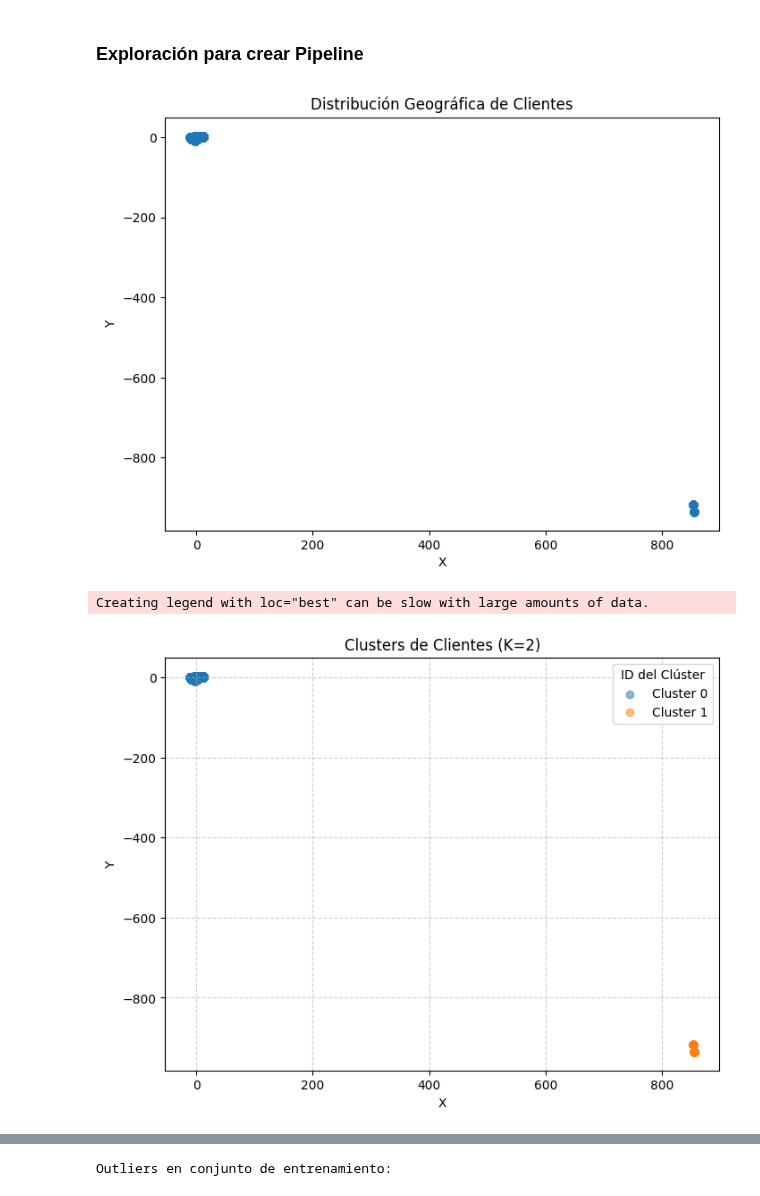
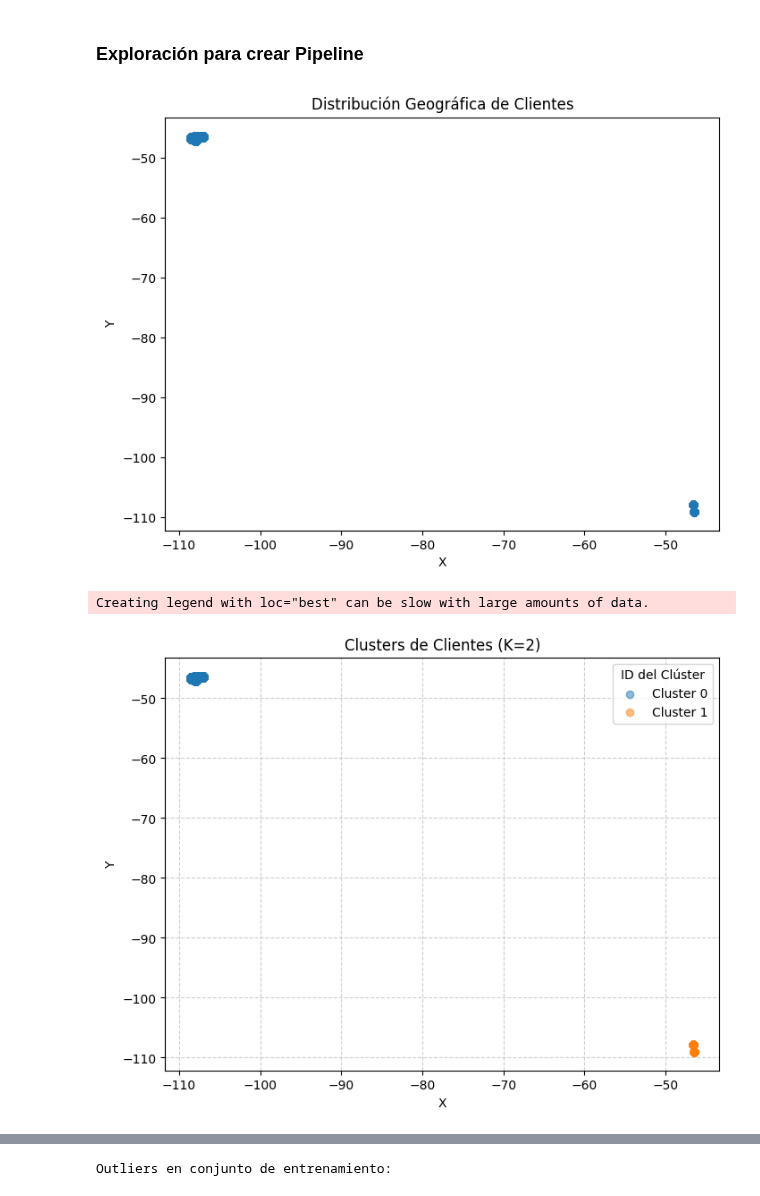
Before and after one commit to fco-marquez/MDS7202_Free_Riders, a Jupyter notebook: entrega1/enunciado_entrega1.ipynb, the cells around one changed output, grey strips where cells are left out. Cells and saved outputs as stored; diff of their text form; code cells hidden in the pictures.

```diff
--- a/entrega1/enunciado_entrega1.ipynb
+++ b/entrega1/enunciado_entrega1.ipynb
@@ -931,51 +936,51 @@ from sklearn.cluster import KMeans
 
 #Vizualización de datos geográficos
 plt.figure(figsize=(8, 6))
-plt.scatter(X_train_processed['num__X'], X_train_processed['num__Y'], alpha=0.5)
+plt.scatter(X_train['X'], X_train['Y'], alpha=0.5)
 plt.title('Distribución Geográfica de Clientes')
 plt.xlabel('X')
 plt.ylabel('Y')
 plt.show()
 
 kmeans = KMeans(n_clusters=2, random_state=1892)
-geo_data = X_train_processed[['num__X', 'num__Y']]
+geo_data = X_train[['X', 'Y']]
 kmeans.fit(geo_data)
-X_train_processed['cluster'] = kmeans.labels_
-X_val_processed['cluster'] = kmeans.predict(X_val_processed[['num__X', 'num__Y']])
-X_test_processed['cluster'] = kmeans.predict(X_test_processed[['num__X', 'num__Y']])
+X_train['cluster'] = kmeans.labels_
+X_val['cluster'] = kmeans.predict(X_val[['X', 'Y']])
+X_test['cluster'] = kmeans.predict(X_test[['X', 'Y']])
 
 #Visualización de clusters
 plt.figure(figsize=(8, 6))
 
-cluster_ids = X_train_processed['cluster'].unique()
+cluster_ids = X_train['cluster'].unique()
 
 for cluster_id in cluster_ids:
     # Filtrar los datos para el clúster actual
-    subset = X_train_processed[X_train_processed['cluster'] == cluster_id]
+    subset = X_train[X_train['cluster'] == cluster_id]
 
     # Graficar el subconjunto. Matplotlib asigna automáticamente un color a cada llamada a scatter
     plt.scatter(
-        subset['num__X'],
-        subset['num__Y'],
+        subset['X'],
+        subset['Y'],
         alpha=0.5,
         label=f'Cluster {cluster_id}' # Etiqueta para la leyenda
     )
 
 # Configurar la gráfica
 plt.title('Clusters de Clientes (K=2)')
 plt.xlabel('X')
 plt.ylabel('Y')
 plt.legend(title='ID del Clúster') # Mostrar la leyenda
 plt.grid(True, linestyle='--', alpha=0.6)
 plt.show()
 
-X_train_ = X_train_processed.drop(columns=['num__X', 'num__Y'])
-X_val_ = X_val_processed.drop(columns=['num__X', 'num__Y'])
-X_test_ = X_test_processed.drop(columns=['num__X', 'num__Y'])
+X_train_ = X_train.drop(columns=['X', 'Y'])
+X_val_ = X_val.drop(columns=['X', 'Y'])
+X_test_ = X_test.drop(columns=['X', 'Y'])
 # %% [output]
-[figure, old version]
+[figure, new version]
 Creating legend with loc="best" can be slow with large amounts of data.
-[figure, old version]
+[figure, new version]
 # %%
 # Ideas de nuevas features:
 #   recency → semanas desde la última compra.
```
Also changed, not shown: parts of 10 cells of this notebook.
